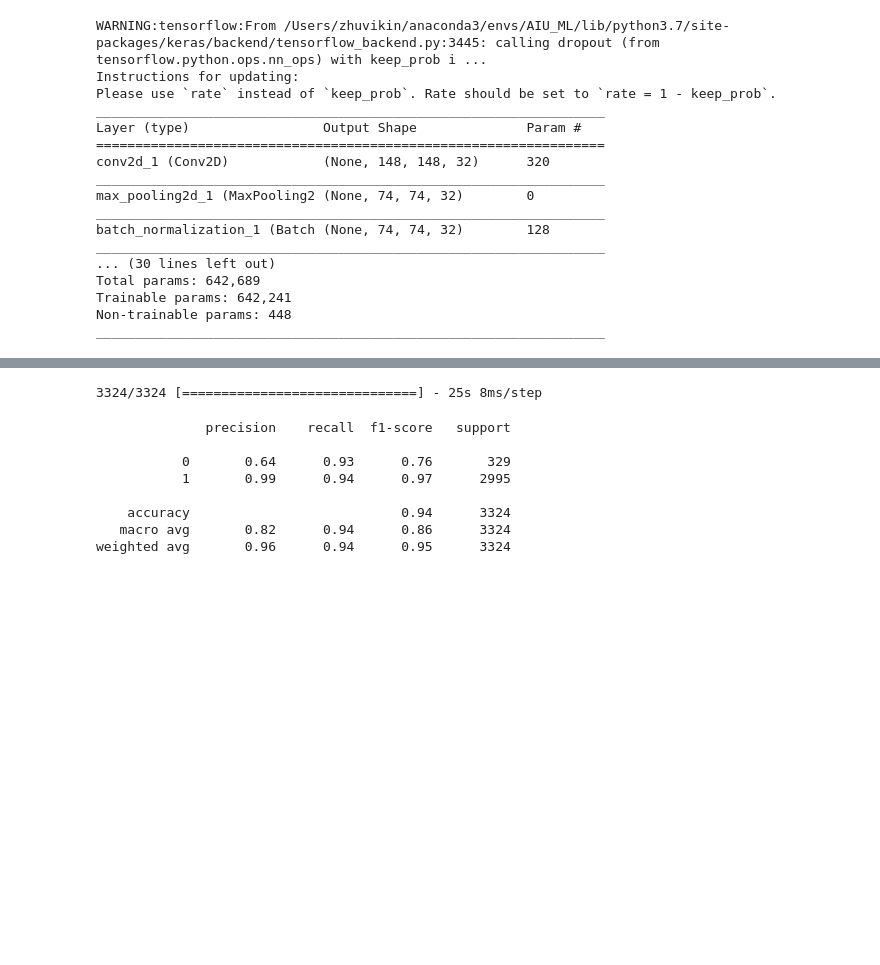
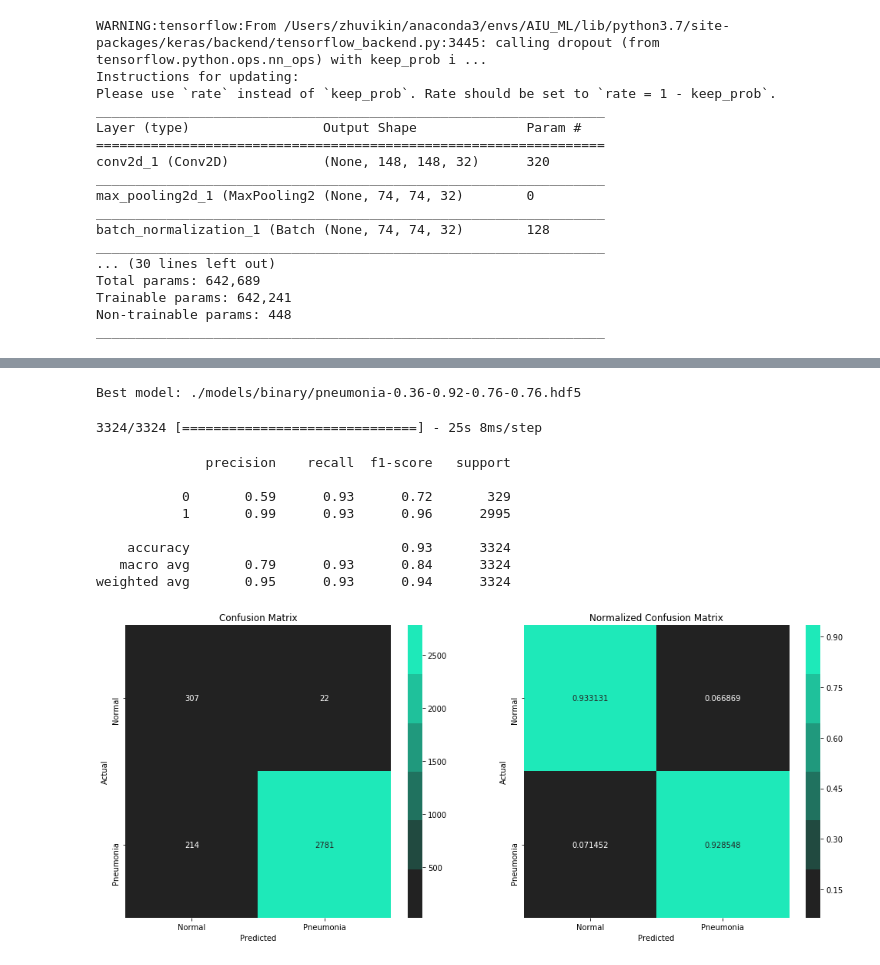
Before and after one commit to Zhuvikin/ML-pneumonia, a Jupyter notebook: pneumonia.ipynb, the cells around one changed output, grey strips where cells are left out. Cells and saved outputs as stored; diff of their text form; code cells hidden in the pictures; blank space fills up the shorter version.

Commit message:
Add PCA, confusion matrices

```diff
--- a/pneumonia.ipynb
+++ b/pneumonia.ipynb
@@ -436,7 +475,14 @@ for model_path in glob.glob(models_binary_dir + 'pneumonia-*.hdf5'):
     binary_models.append([model_path] + scores)
 
 binary_models = pd.DataFrame(binary_models, columns = ['path', 'loss', 'acc', 'precision', 'recall'])
-best_binary_model_path = binary_models.sort_values('acc', ascending = False).path.iloc[0]
+
+# sorted_models = binary_models.sort_values(['acc', 'loss'], ascending = [False, True])
+sorted_models = binary_models.sort_values(['acc', 'precision'], ascending = [False, False])
+
+best_binary_model_path = sorted_models.path.iloc[0]
+print('Best model:', best_binary_model_path)
+# %% [output]
+Best model: ./models/binary/pneumonia-0.36-0.92-0.76-0.76.hdf5
 # %%
 best_binary_model = load_model(best_binary_model_path, custom_objects = {
     'recall': recall,
@@ -444,7 +490,7 @@ best_binary_model = load_model(best_binary_model_path, custom_objects = {
 })
 # %%
 test_generator.reset()
-test_pred = model.predict_generator(test_generator, verbose = 1, steps = test_dataset.shape[0])
+test_pred = best_binary_model.predict_generator(test_generator, verbose = 1, steps = test_dataset.shape[0])
 # %% [output]
 3324/3324 [==============================] - 25s 8ms/step
 # %%
@@ -452,9 +498,39 @@ print(classification_report(test_generator.classes, np.rint(test_pred).astype(in
 # %% [output]
               precision    recall  f1-score   support
 
-           0       0.64      0.93      0.76       329
-           1       0.99      0.94      0.97      2995
+           0       0.59      0.93      0.72       329
+           1       0.99      0.93      0.96      2995
 
-    accuracy                           0.94      3324
-   macro avg       0.82      0.94      0.86      3324
-weighted avg       0.96      0.94      0.95      3324
+    accuracy                           0.93      3324
+   macro avg       0.79      0.93      0.84      3324
+weighted avg       0.95      0.93      0.94      3324
+# %%
+labels = ['Normal', 'Pneumonia']
+cm = confusion_matrix(y_true = test_generator.classes, y_pred = np.rint(test_pred).astype(int).flatten().tolist())
+ncm = cm.astype('float') / cm.sum(axis=1)[:, np.newaxis]
+
+fig = plt.figure(figsize = (17, 7))
+
+ax = plt.subplot(1, 2, 1)
+sns.heatmap(cm, annot = True, ax = ax, fmt = 'd',
+            cmap = sns.dark_palette((30 / 256, 234 / 256, 186 / 256), input="rgb"));
+
+ax.set_xlabel('Predicted');
+ax.set_ylabel('Actual');
+ax.set_title('Confusion Matrix');
+ax.xaxis.set_ticklabels(labels);
+ax.yaxis.set_ticklabels(labels);
+
+ax = plt.subplot(1, 2, 2)
+sns.heatmap(ncm, annot = True, ax = ax, fmt = 'f',
+            cmap = sns.dark_palette((30 / 256, 234 / 256, 186 / 256), input="rgb"));
+
+ax.set_xlabel('Predicted');
+ax.set_ylabel('Actual');
+ax.set_title('Normalized Confusion Matrix');
+ax.xaxis.set_ticklabels(labels);
+ax.yaxis.set_ticklabels(labels);
+
+plt.show()
+# %% [output]
+[figure, added]
```
Also changed, not shown: parts of 4 cells of this notebook, 1 other file.
